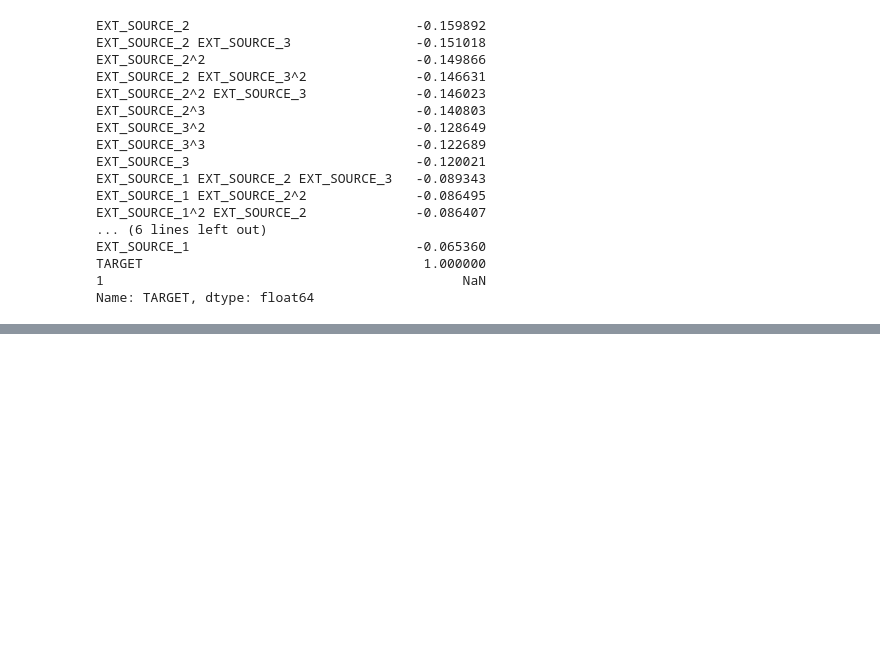
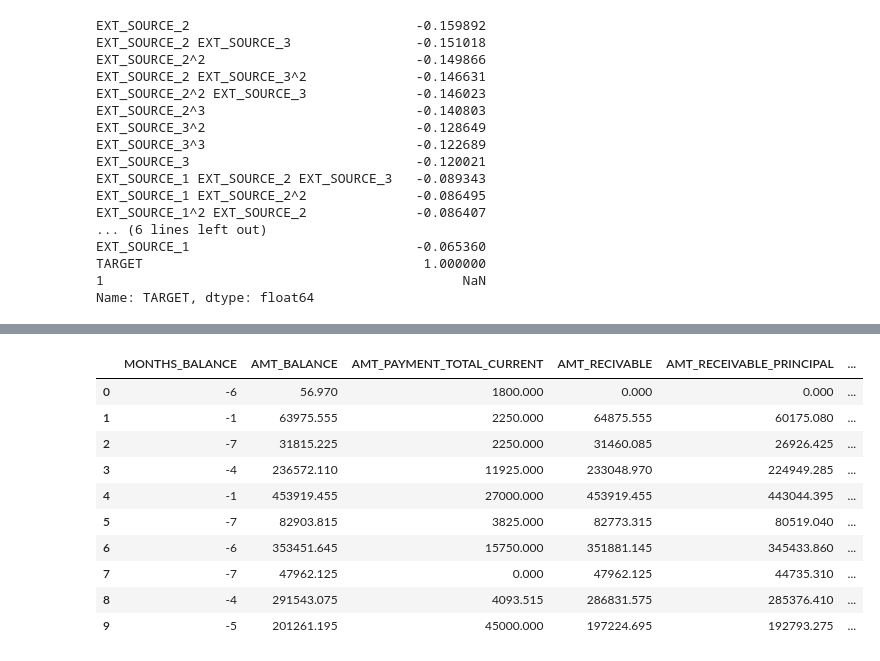
Before and after one commit to gauravkdesai/w207-FinalProject-HomeCreditDefaultRisk, a Jupyter notebook: EDA.ipynb, the cells around one changed output, grey strips where cells are left out. Drawn from its saved outputs; the diff is of its cells as text; code cells hidden in the pictures; blank space fills up the shorter version.

```diff
--- a/EDA.ipynb
+++ b/EDA.ipynb
@@ -530,0 +678,18 @@ Name: TARGET, dtype: float64
+# %%
+credit_card_balance_data['CNT_INSTALMENT_MATURE_CUM_NORMALIZE'] = credit_card_balance_data['CNT_INSTALMENT_MATURE_CUM']/credit_card_balance_data['MONTHS_BALANCE']
+interesting_columns =['MONTHS_BALANCE','AMT_BALANCE', 'AMT_PAYMENT_TOTAL_CURRENT', 'AMT_RECIVABLE'
+                      , 'AMT_RECEIVABLE_PRINCIPAL', 'AMT_TOTAL_RECEIVABLE', 'CNT_INSTALMENT_MATURE_CUM'
+                      , 'SK_DPD','SK_DPD_DEF','CNT_INSTALMENT_MATURE_CUM_NORMALIZE']
+credit_card_balance_data[interesting_columns].head(10)
+# %% [output]
+|  | MONTHS_BALANCE | AMT_BALANCE | AMT_PAYMENT_TOTAL_CURRENT | AMT_RECIVABLE | AMT_RECEIVABLE_PRINCIPAL | ... |
+| 0 | -6 | 56.970 | 1800.000 | 0.000 | 0.000 | ... |
+| 1 | -1 | 63975.555 | 2250.000 | 64875.555 | 60175.080 | ... |
+| 2 | -7 | 31815.225 | 2250.000 | 31460.085 | 26926.425 | ... |
+| 3 | -4 | 236572.110 | 11925.000 | 233048.970 | 224949.285 | ... |
+| 4 | -1 | 453919.455 | 27000.000 | 453919.455 | 443044.395 | ... |
+| 5 | -7 | 82903.815 | 3825.000 | 82773.315 | 80519.040 | ... |
+| 6 | -6 | 353451.645 | 15750.000 | 351881.145 | 345433.860 | ... |
+| 7 | -7 | 47962.125 | 0.000 | 47962.125 | 44735.310 | ... |
+| 8 | -4 | 291543.075 | 4093.515 | 286831.575 | 285376.410 | ... |
+| 9 | -5 | 201261.195 | 45000.000 | 197224.695 | 192793.275 | ... |
```
Also changed, not shown: parts of 14 cells of this notebook, 1 other file.
